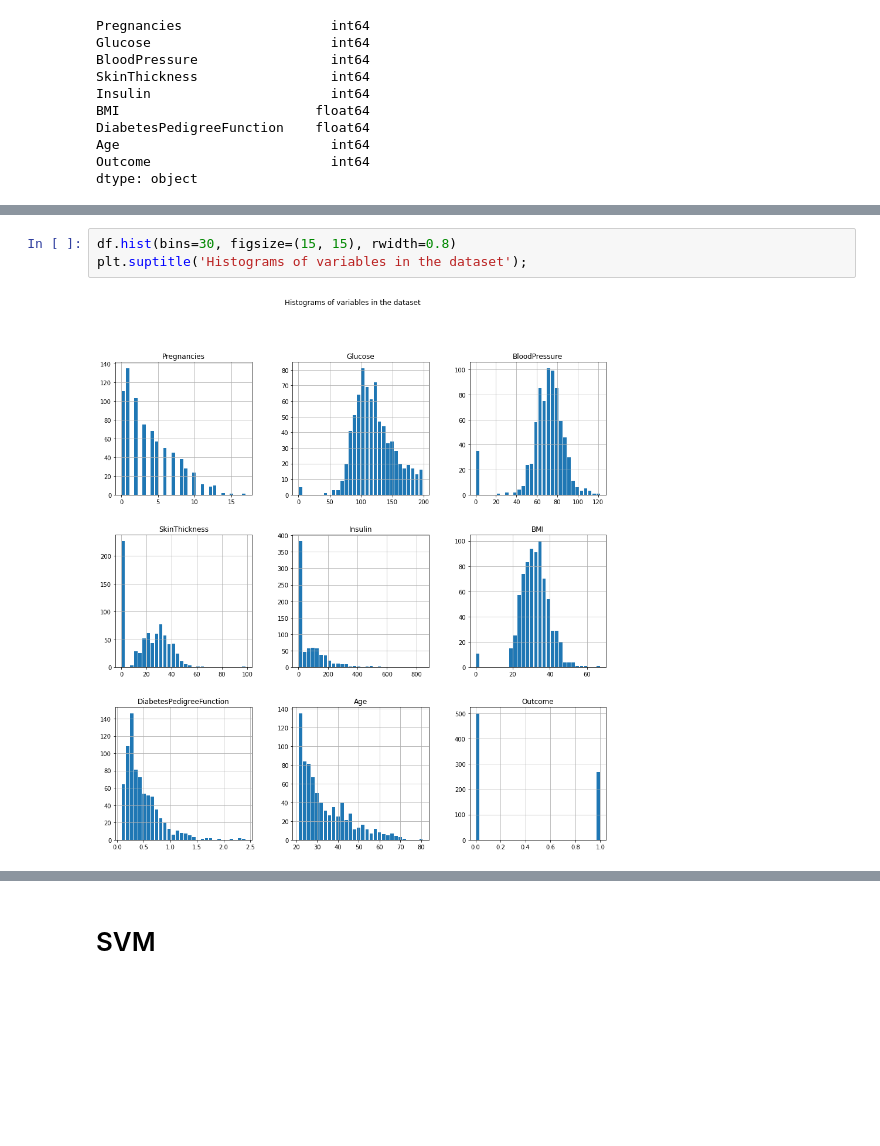
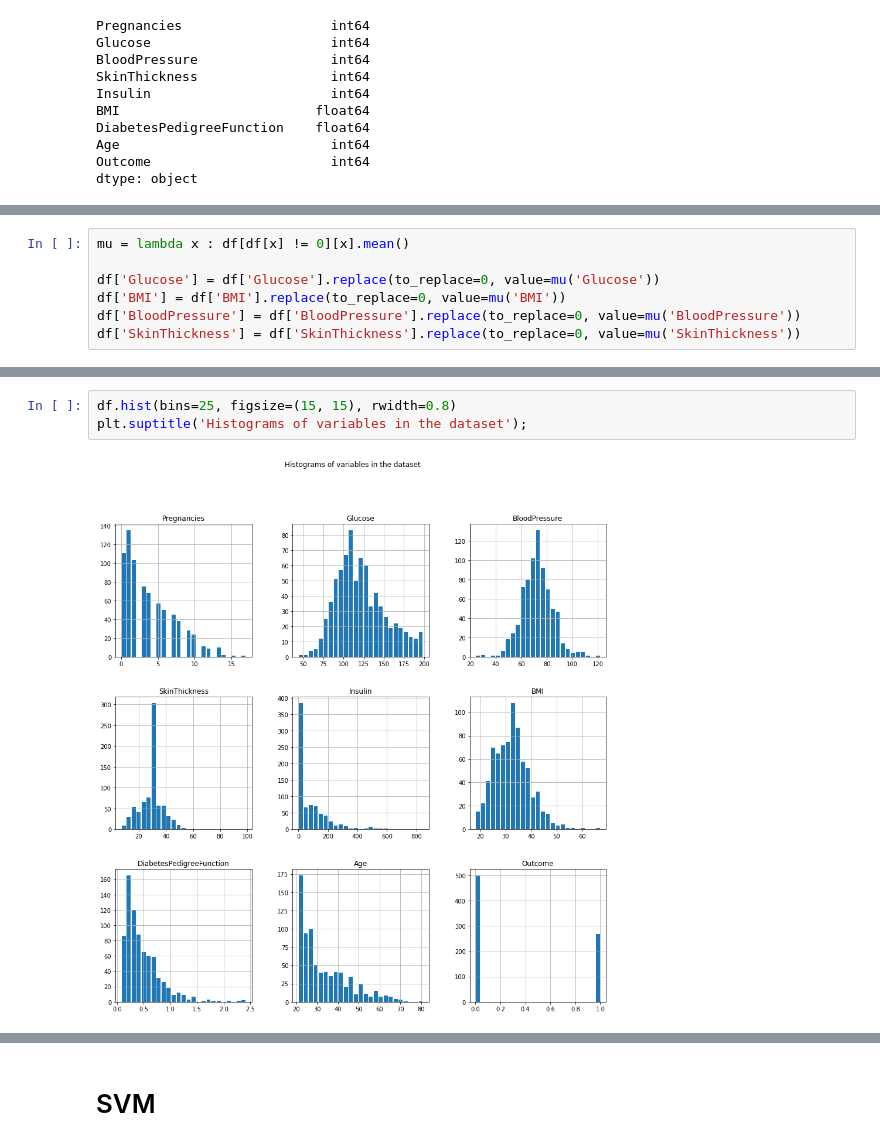
Before and after one commit to ir2718/intro-to-data-science, a Jupyter notebook: uzop_projekt.ipynb, the cells around one changed output, grey strips where cells are left out. Cells and saved outputs as stored; diff of their text form; blank space fills up the shorter version.

```diff
--- a/uzop_projekt.ipynb
+++ b/uzop_projekt.ipynb
@@ -57,3 +66,10 @@ dtype: object
+# %%
+mu = lambda x : df[df[x] != 0][x].mean()
+
+df['Glucose'] = df['Glucose'].replace(to_replace=0, value=mu('Glucose'))
+df['BMI'] = df['BMI'].replace(to_replace=0, value=mu('BMI'))
+df['BloodPressure'] = df['BloodPressure'].replace(to_replace=0, value=mu('BloodPressure'))
+df['SkinThickness'] = df['SkinThickness'].replace(to_replace=0, value=mu('SkinThickness'))
 # %%
 df.describe()
 # %% [output]
@@ -67,10 +83,10 @@ df.describe()
 | 75% | 6.000000 | 140.250000 | 80.000000 | 32.000000 | 127.250000 | 36.600000 | 0.626250 | 41.000000 | ... |
 | max | 17.000000 | 199.000000 | 122.000000 | 99.000000 | 846.000000 | 67.100000 | 2.420000 | 81.000000 | ... |
 # %%
-df.hist(bins=30, figsize=(15, 15), rwidth=0.8)
+df.hist(bins=25, figsize=(15, 15), rwidth=0.8)
 plt.suptitle('Histograms of variables in the dataset');
 # %% [output]
-[figure, old version]
+[figure, new version]
 # %%
 fig, axs = plt.subplots(3, 5, figsize=(28, 16))
 axs = axs.reshape(-1)
```
Also changed, not shown: parts of 30 cells of this notebook.
